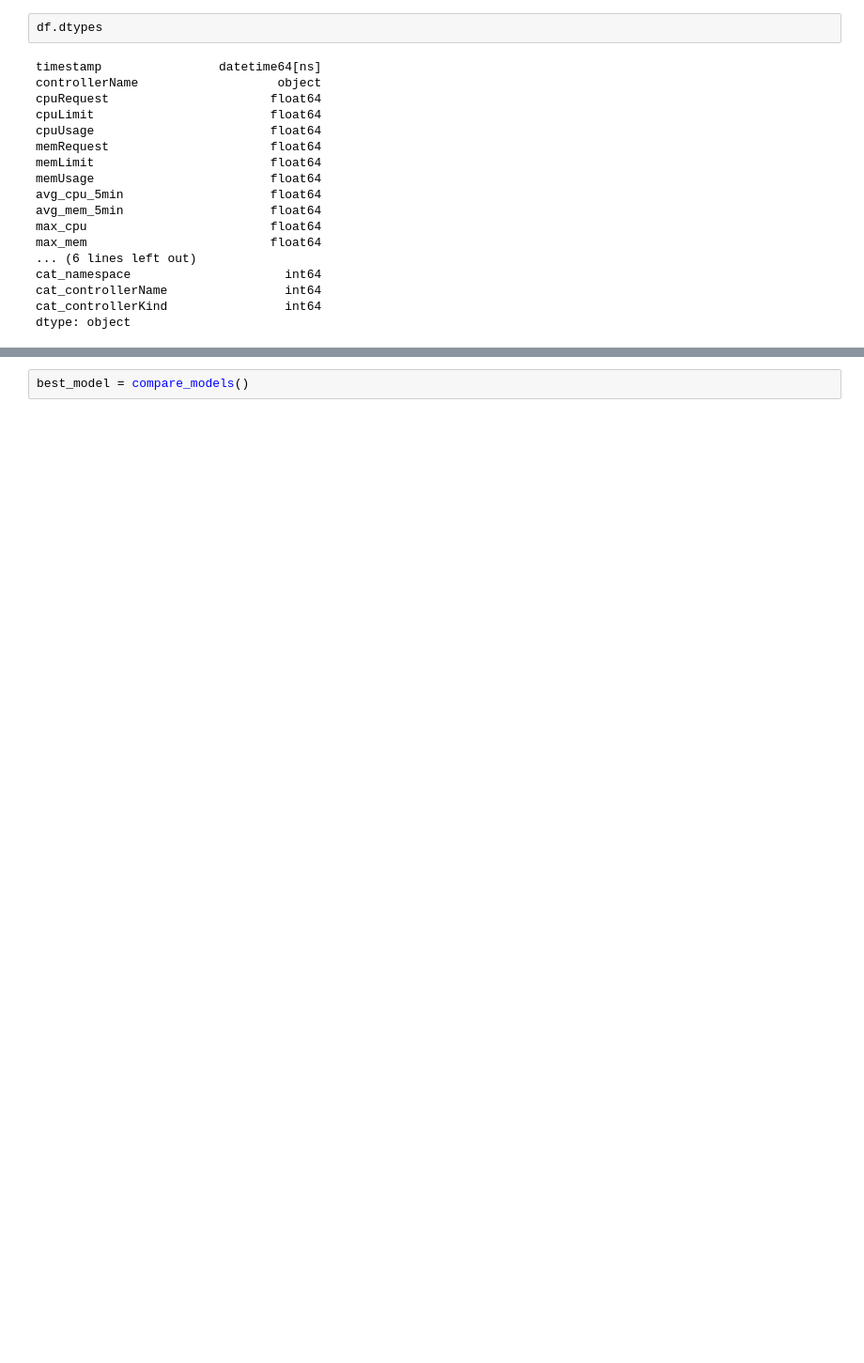
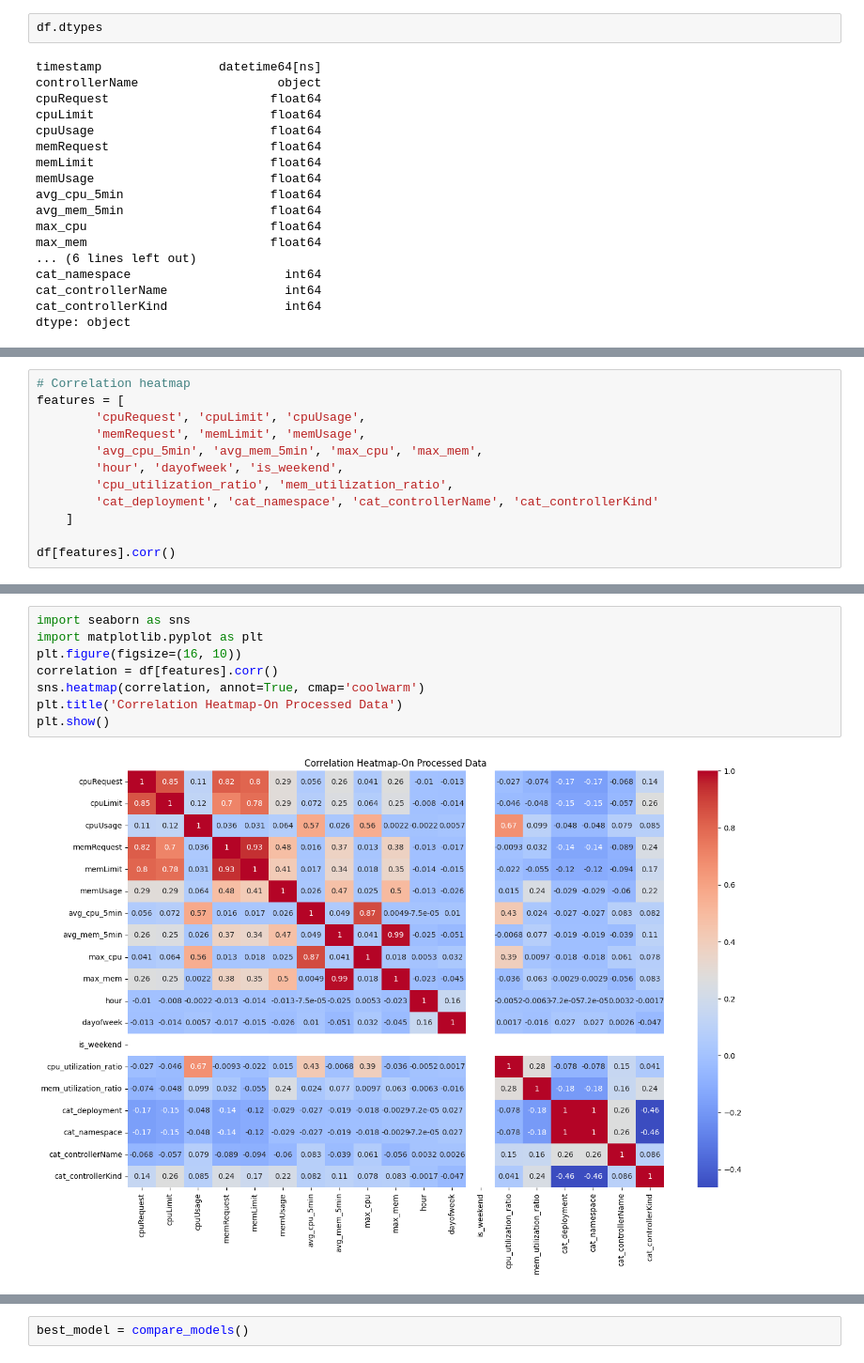
Before and after one commit to MyGitRepo-1979/MLearn, a Jupyter notebook: KubeTuner/kubetune1.0/notebooks/aks_eda.ipynb, the cells around one changed output, grey strips where cells are left out. Shown: that part at 94% size. Saved outputs shown, nothing was run; the diff lists cells and outputs as text; blank space fills up the shorter version.

```diff
--- a/KubeTuner/kubetune1.0/notebooks/aks_eda.ipynb
+++ b/KubeTuner/kubetune1.0/notebooks/aks_eda.ipynb
@@ -71,0 +49,12 @@ sns.heatmap(df_pod_cpu.corr())
+# %%
+# Correlation heatmap
+features = [
+        'cpuRequest', 'cpuLimit', 'cpuUsage',
+        'memRequest', 'memLimit', 'memUsage',
+        'avg_cpu_5min', 'avg_mem_5min', 'max_cpu', 'max_mem',
+        'hour', 'dayofweek', 'is_weekend',
+        'cpu_utilization_ratio', 'mem_utilization_ratio',
+        'cat_deployment', 'cat_namespace', 'cat_controllerName', 'cat_controllerKind'
+    ]
+
+df[features].corr()
@@ -72,3 +79,13 @@ sns.heatmap(df_pod_cpu.corr())
+# %%
+import seaborn as sns
+import matplotlib.pyplot as plt
+plt.figure(figsize=(16, 10))
+correlation = df[features].corr()
+sns.heatmap(correlation, annot=True, cmap='coolwarm')
+plt.title('Correlation Heatmap-On Processed Data')
+plt.show()
+# %% [output]
+[figure, added]
 # %%
 from pycaret.regression import *
 exp = setup(data=df, target='cpuUsage', session_id=123)
```
Also changed, not shown: parts of 7 cells of this notebook.
